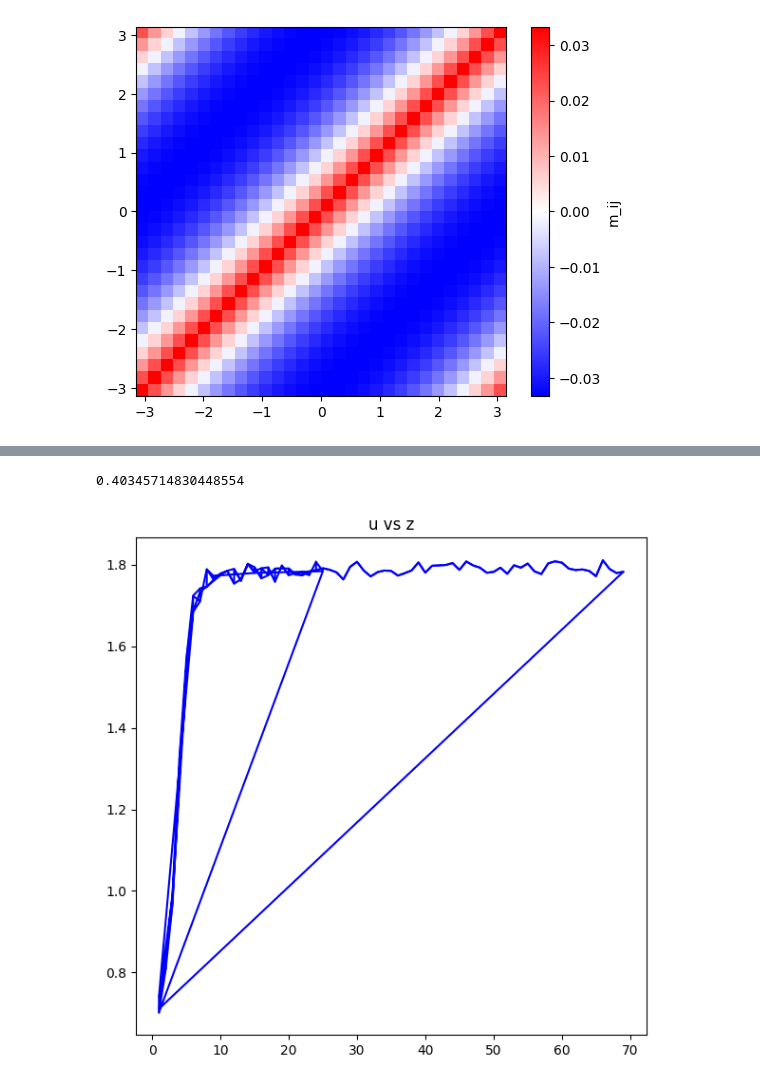
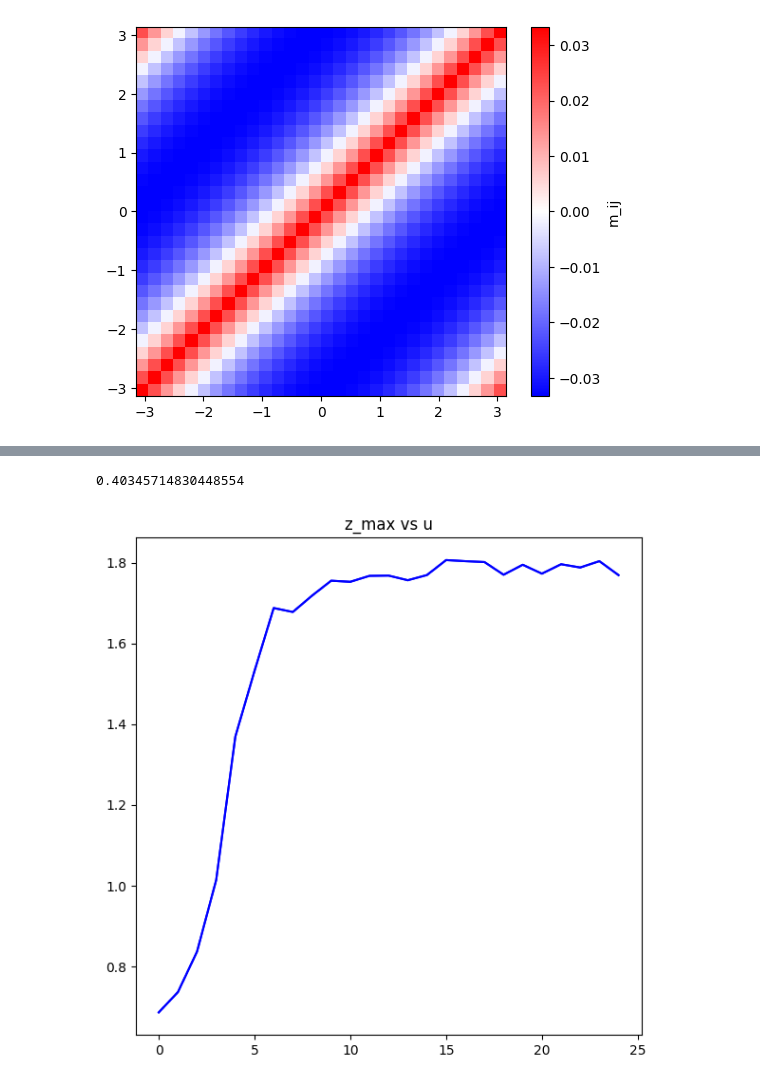
Before and after one commit to noah-ginzburg/RANController, a Jupyter notebook: RAN/mean_field_ran.ipynb, the cells around one changed output, grey strips where cells are left out. Cells and saved outputs as stored; diff of their text form; code cells hidden in the pictures.

```diff
--- a/RAN/mean_field_ran.ipynb
+++ b/RAN/mean_field_ran.ipynb
@@ -112,7 +112,7 @@ def plot_z_vs_u(u_vals, z_vals):
     ax.plot(u_vals, z_vals, color='blue')
 
 
-    ax.set_title(f'u vs z')
+    ax.set_title(f'z_max vs u')
     plt.tight_layout()
     plt.show()
 
@@ -191,8 +191,10 @@ u_crit = round(u_crit, 3)
 
 print(max_abs_eigenvalue(M))
 
+
 #u_vals = [u_crit, 1.0, 3.0, 5.0, 5.85, 7.0, 10.0, 15.0, 25.0]
-for i in range(1,25):
+u_vals = []
+for i in range(0,25):
     u_vals.append(float(i))
 
 z_vals = []
@@ -205,31 +207,31 @@ for num in range(len(u_vals)):
     y      = np.zeros((T, N_s))
     b = np.zeros(N_s)
     u = u_vals[num]
 
     for j in range(len(targets)):
         for i in range(N_s):
             angular_diff = wrap_around(theta[i], targets[j])
             b[i] += np.exp(kappa * (np.cos(angular_diff) - 1.0)) * gammas[j]
 
     b *= (1/np.sqrt(N_s))
 
     for t in range(T):
         noise = rand_link_func(y[t], sigma * np.sqrt(dt), 1.0/np.sqrt(N_s))
         z = z + dt * (-z + np.tanh(u * (M @ z) + b - beta) - np.tanh(-beta) + noise)
         y[t] = z
 
     z_vals.append(y[-1])
     z_vals_max.append(float(np.max(z)))
 
 
 #plot_multiple_ring_cartesian(u_vals, z_vals, theta, "z (RAN dynamics)")
 plot_z_vs_u(u_vals, z_vals_max)
 
 # plt.figure(figsize=(8,5))
 # plt.imshow(y.T, aspect='auto', origin='lower', cmap='viridis', extent=[0, T, -np.pi, np.pi])
 # plt.colorbar(label='Neural Activation')
 
 # plt.plot()
 # %% [output]
 0.40345714830448554
-[figure, old version]
+[figure, new version]
```
Also changed, not shown: parts of 1 cell of this notebook.
